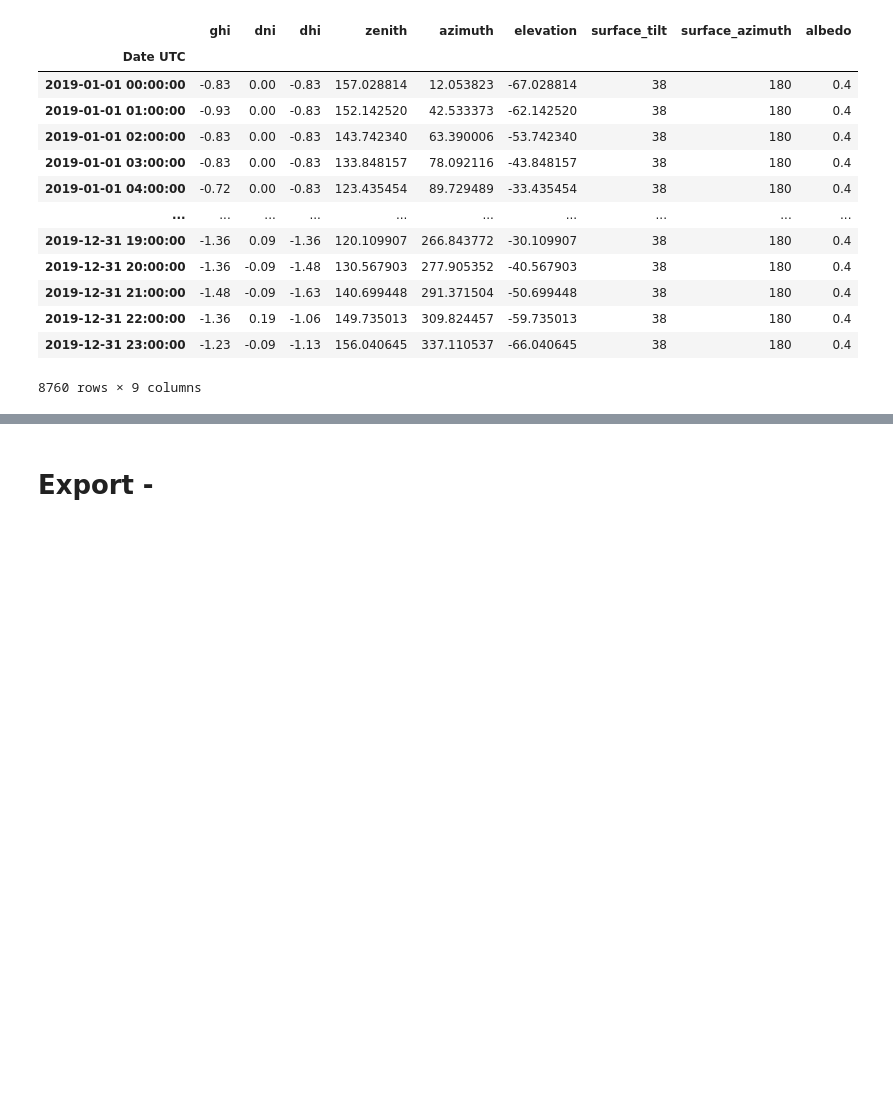
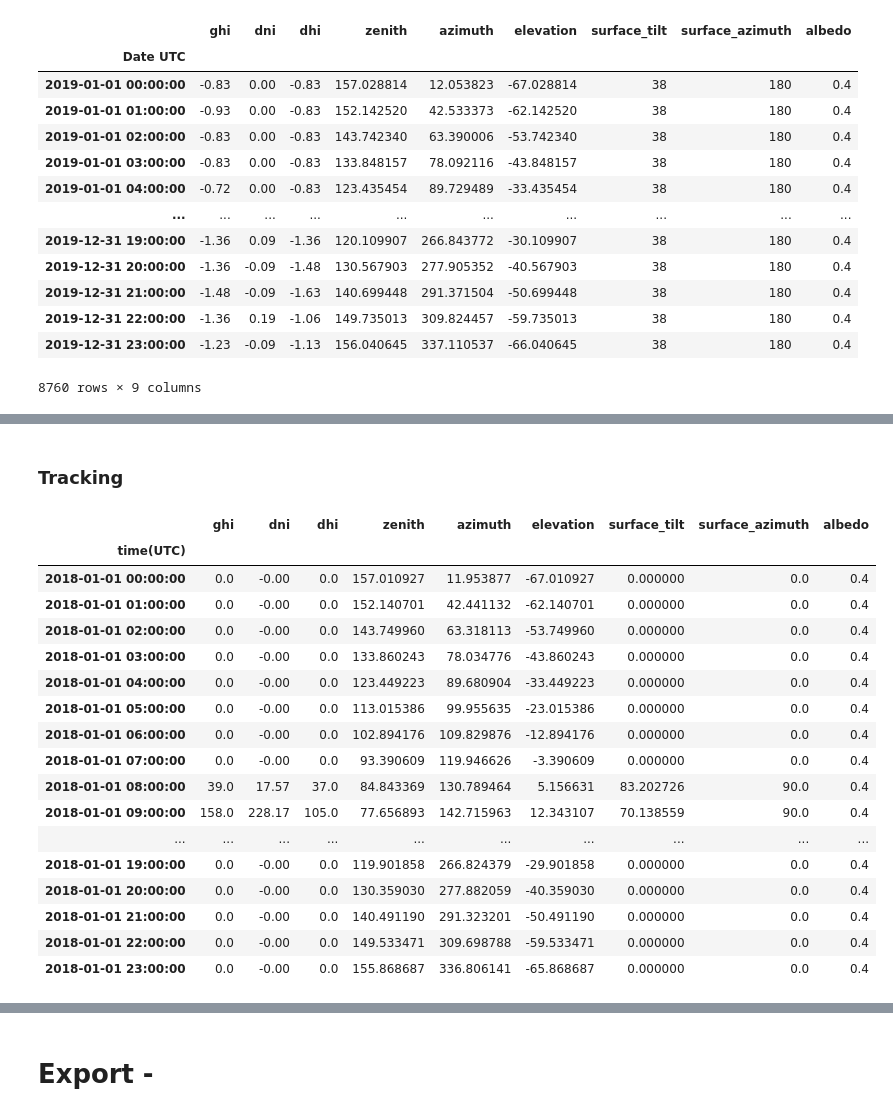
Before and after one commit to francisco-ar/pvtools, a Jupyter notebook: nbs/07_modelling.mypvfactors.ipynb, the cells around one changed output, grey strips where cells are left out. Drawn from its saved outputs; the diff is of its cells as text; code cells hidden in the pictures; blank space fills up the shorter version.

```diff
--- a/nbs/07_modelling.mypvfactors.ipynb
+++ b/nbs/07_modelling.mypvfactors.ipynb
@@ -224,12 +239,13 @@ join_sun(df[meteo_cols], df[sunpos_cols], pvarray_params)
 # %%
-def get_data(tmy_file, pvarray_parameters, reader='pvgis'):
+#export
+def get_data(tmy_file:File, pvarray_params:dict, reader:str='pvgis', coerce_year:int=2018):
     "A convenience method to read PVGIS and generic tmy files"
     if reader == 'pvgis':
-        gps_data, _, tmy_data = read_pvgis(tmy_file, coerce_year=2018)
+        gps_data, _, tmy_data = read_pvgis(tmy_file, coerce_year=coerce_year)
     else:
-        gps_data, tmy_data = read_tmy(tmy_file, coerce_year=2018)
+        gps_data, tmy_data = read_tmy(tmy_file, coerce_year=coerce_year)
 
-    solpos = (pvlib
+    sunpos = (pvlib
              .solarposition
              .get_solarposition(tmy_data.index,
                                 gps_data['Latitude'],
@@ -237,19 +253,21 @@ def get_data(tmy_file, pvarray_parameters, reader='pvgis'):
                                 gps_data['Elevation'])
              )
 
-    data = merge_data(tmy_data, solpos, pvarray_parameters)
-    if pvarray_parameters['tracking']:
+    data = join_sun(tmy_data, sunpos, pvarray_params)
+    if pvarray_params['tracking']:
         back_track = False
-        if pvarray_parameters['n_pvrows']>1:
+        if pvarray_params['n_pvrows']>1:
             back_track = True
         tracking = (pvlib
                     .tracking
                     .singleaxis(apparent_zenith=data.zenith,
                                 apparent_azimuth=data.azimuth,
-                                axis_azimuth=pvarray_parameters['axis_azimuth'],
+                                axis_azimuth=pvarray_params['axis_azimuth'],
                                 backtrack=back_track,
-                                gcr=pvarray_parameters['gcr'])
+                                gcr=pvarray_params['gcr'])
                     .fillna(0))
         data.surface_azimuth = tracking.surface_azimuth
         data.surface_tilt = tracking.surface_tilt
     return data
+# %%
+pvgis_tmy_file = DATAPATH/'pvgis_tmy_chambery.csv'
@@ -255,0 +289,24 @@ def get_data(tmy_file, pvarray_parameters, reader='pvgis'):
+# %% [markdown]
+### Tracking
+# %%
+pvarray_params['tracking'] = True
+tracking_data = get_data(pvgis_tmy_file, pvarray_params); tracking_data.head(24)
+# %% [output]
+|  | ghi | dni | dhi | zenith | azimuth | elevation | surface_tilt | surface_azimuth | albedo |
+| time(UTC) |  |  |  |  |  |  |  |  |  |
+| 2018-01-01 00:00:00 | 0.0 | -0.00 | 0.0 | 157.010927 | 11.953877 | -67.010927 | 0.000000 | 0.0 | 0.4 |
+| 2018-01-01 01:00:00 | 0.0 | -0.00 | 0.0 | 152.140701 | 42.441132 | -62.140701 | 0.000000 | 0.0 | 0.4 |
+| 2018-01-01 02:00:00 | 0.0 | -0.00 | 0.0 | 143.749960 | 63.318113 | -53.749960 | 0.000000 | 0.0 | 0.4 |
+| 2018-01-01 03:00:00 | 0.0 | -0.00 | 0.0 | 133.860243 | 78.034776 | -43.860243 | 0.000000 | 0.0 | 0.4 |
+| 2018-01-01 04:00:00 | 0.0 | -0.00 | 0.0 | 123.449223 | 89.680904 | -33.449223 | 0.000000 | 0.0 | 0.4 |
+| 2018-01-01 05:00:00 | 0.0 | -0.00 | 0.0 | 113.015386 | 99.955635 | -23.015386 | 0.000000 | 0.0 | 0.4 |
+| 2018-01-01 06:00:00 | 0.0 | -0.00 | 0.0 | 102.894176 | 109.829876 | -12.894176 | 0.000000 | 0.0 | 0.4 |
+| 2018-01-01 07:00:00 | 0.0 | -0.00 | 0.0 | 93.390609 | 119.946626 | -3.390609 | 0.000000 | 0.0 | 0.4 |
+| 2018-01-01 08:00:00 | 39.0 | 17.57 | 37.0 | 84.843369 | 130.789464 | 5.156631 | 83.202726 | 90.0 | 0.4 |
+| 2018-01-01 09:00:00 | 158.0 | 228.17 | 105.0 | 77.656893 | 142.715963 | 12.343107 | 70.138559 | 90.0 | 0.4 |
+| ... | ... | ... | ... | ... | ... | ... | ... | ... | ... |
+| 2018-01-01 19:00:00 | 0.0 | -0.00 | 0.0 | 119.901858 | 266.824379 | -29.901858 | 0.000000 | 0.0 | 0.4 |
+| 2018-01-01 20:00:00 | 0.0 | -0.00 | 0.0 | 130.359030 | 277.882059 | -40.359030 | 0.000000 | 0.0 | 0.4 |
+| 2018-01-01 21:00:00 | 0.0 | -0.00 | 0.0 | 140.491190 | 291.323201 | -50.491190 | 0.000000 | 0.0 | 0.4 |
+| 2018-01-01 22:00:00 | 0.0 | -0.00 | 0.0 | 149.533471 | 309.698788 | -59.533471 | 0.000000 | 0.0 | 0.4 |
+| 2018-01-01 23:00:00 | 0.0 | -0.00 | 0.0 | 155.868687 | 336.806141 | -65.868687 | 0.000000 | 0.0 | 0.4 |
```
Also changed, not shown: parts of 19 cells of this notebook, 6 other files.
